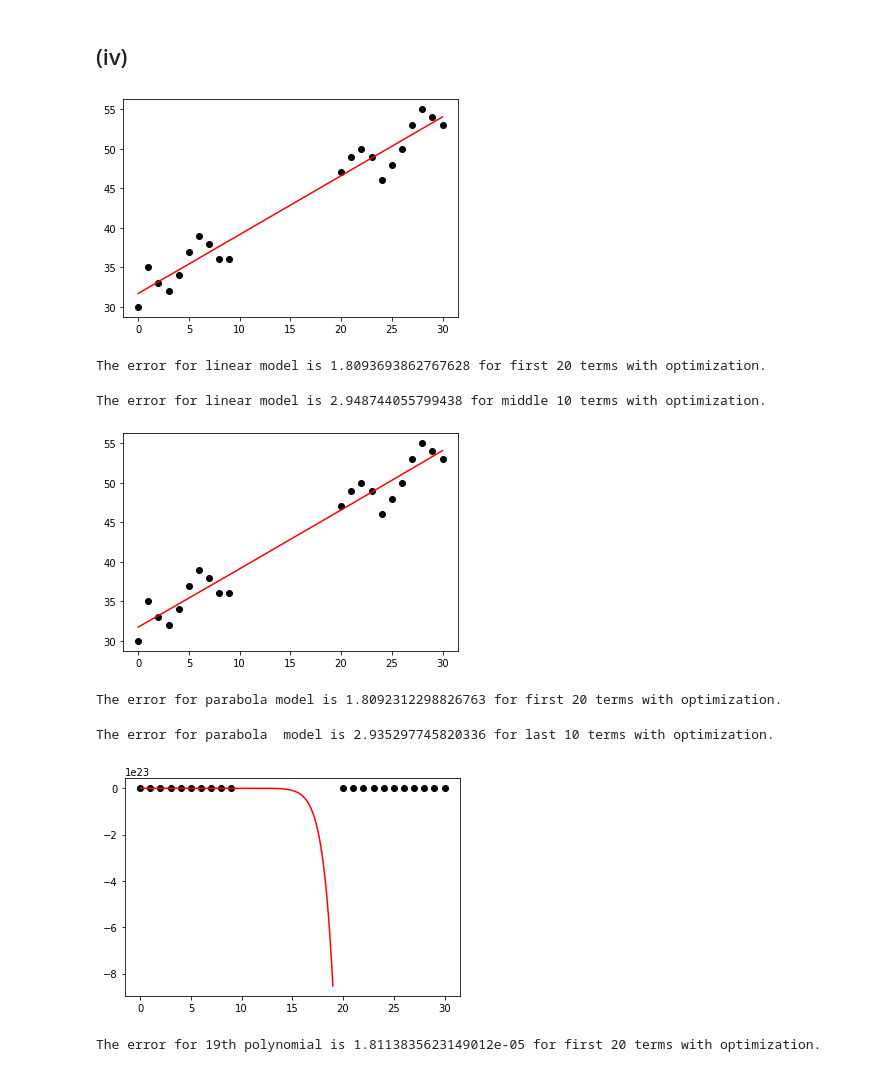
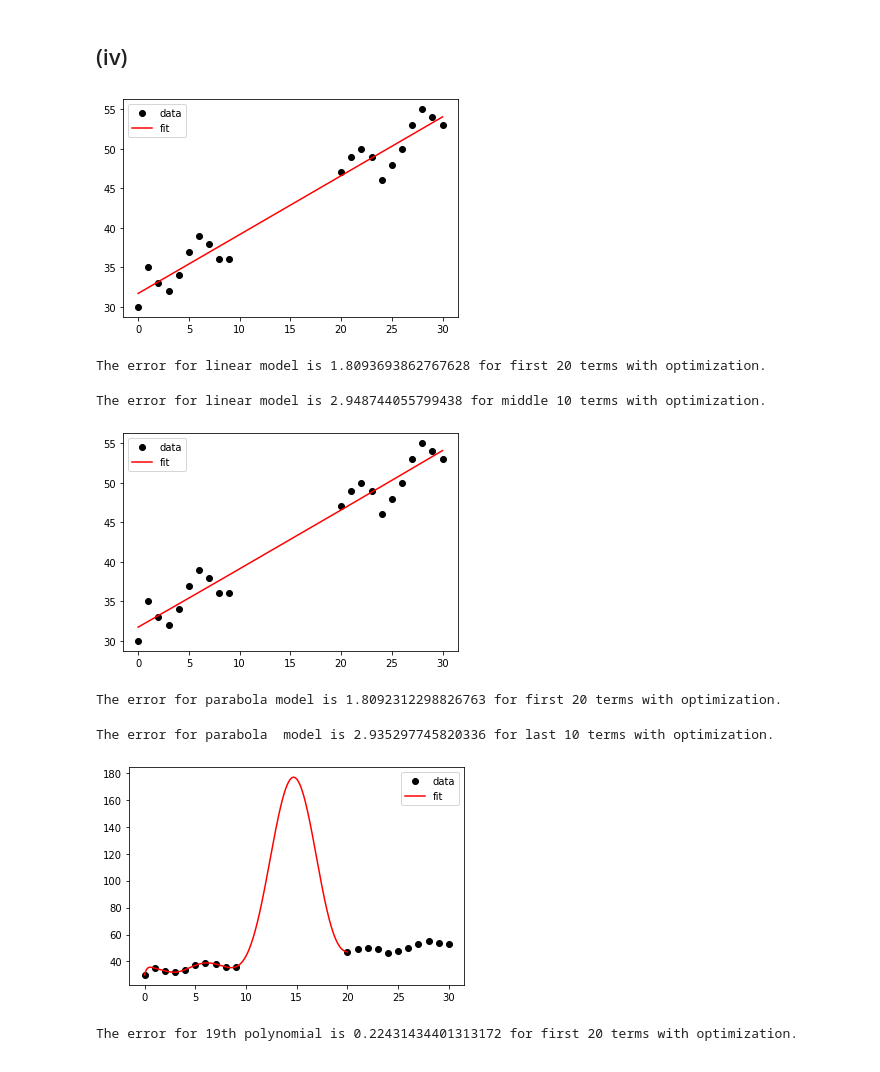
Before and after one commit to ZiwenLi0325/EE399, a Jupyter notebook: hw1/hw1.ipynb, the cells around one changed output. Drawn from its saved outputs; the diff is of its cells as text; code cells hidden in the pictures.

```diff
--- a/hw1/hw1.ipynb
+++ b/hw1/hw1.ipynb
@@ -337,19 +312,0 @@ print("The error for 19th polynomial is "+ str(res.fun)+ " for first 20 terms wi
-# %%
-#19th polynomial
-def velfit(c, x, y):
-    e2 = np.sqrt(np.sum((np.poly1d(c)-y)**2)/len(x))
-    return e2
-
-v0 = np.array([-1e-15, 1e-12,-1e-11,1e-8,-1e-7, 1e-8, 1e-6,-1e-4, 1e-3, -1e-2, 1e-1, -1e-4, 1e1,  -1e1, 1e2,  -1e2, -1e2, 1e1, 1, 1])
-
-res= opt.minimize(velfit, v0, args=(x_20, y_20), method='Nelder-Mead')
-
-c = res.x
-print(c)
-x2 = np.arange(0, 19, 0.01)
-yfit2 = np.polyval(c, x2)
-# plt.ylim([-1e8,2e8])
-plt.plot(x_20, y_20, 'ko')
-plt.plot(x2, yfit2, 'r-')
-plt.show()
-print("The error for 19th polynomial is "+ str(res.fun)+ " for first 20 terms with optimization.")
@@ -382,11 +323,6 @@ y_20 = np.concatenate((Y[0:10], Y[20:]))
 x_10 = X[10:20]
 y_10 = Y[10:20]
 # %%
-# x_20 = X[0:20]
-# y_20 = Y[0:20]
-# x_10 = X[20:]
-# y_10 = Y[20:]
-
 #line fit
 def velfit(c, x, y):
     e2 = np.sqrt(np.sum((c[0]*x+c[1]-y)**2)/len(x))
@@ -403,10 +339,11 @@ yfit2 = (c[0]*x_20+c[1])
 
 plt.plot(x_20, y_20, 'ko')
 plt.plot(x_20, yfit2, 'r-')
+plt.legend(["data","fit"])
 plt.show()
 print("The error for linear model is "+ str(res.fun)+ " for first 20 terms with optimization.")
 # %% [output]
-[figure, old version]
+[figure, new version]
 The error for linear model is 1.8093693862767628 for first 20 terms with optimization.
 # %%
 error = str(velfit(c,x_10,y_10))
@@ -430,10 +367,11 @@ yfit2 = (c[0]*x_20**2+c[1]*x_20+c[2])
 
 plt.plot(x_20, y_20, 'ko')
 plt.plot(x_20, yfit2, 'r-')
+plt.legend(["data","fit"])
 plt.show()
 print("The error for parabola model is "+ str(res.fun)+ " for first 20 terms with optimization.")
 # %% [output]
-[figure, old version]
+[figure, new version]
 The error for parabola model is 1.8092312298826763 for first 20 terms with optimization.
 # %%
 error = str(velfit(c,x_10,y_10))
@@ -443,25 +381,29 @@ The error for parabola  model is 2.935297745820336 for last 10 terms with optimi
 # %%
 #19th polynomial
 def velfit(c, x, y):
-    e2 = np.sqrt(np.sum((np.poly1d(c)-y)**2)/len(x))
+
+    e2 = np.sqrt(np.sum((np.polyval(c,x)-y)**2)/len(x))
     return e2
 
-v0 = np.array([0.01, 0.000001,0.000001,0.000001,0.000001, 0.000001, 0.000001, 0.000001, 0.000001, 0.000001, 0.000001, 0.000001,0.000001, 0.000001, 0.000001, 0.000001, 0.000001, 3, 3, 3])
+# v0 = np.array([1e-15,1e-15,1e-15,1e-15,1e1,1,1,1])
+# print(len(v0))
+# res= opt.minimize(velfit, v0, args=(x_20, y_20), method='Nelder-Mead')
 
-res= opt.minimize(velfit, v0, args=(x_20, y_20), method='Nelder-Mead')
+# c = res.x
+c = np.polyfit(x_20,y_20,19)
 
-c = res.x
-
-x2 = np.arange(0, 19, 0.01)
-yfit2 = np.poly1d(c)
-
+x2 = np.arange(0, 20, 0.01)
+yfit2 = np.polyval(c,x2)
+error = velfit(c,x_20,y_20)
+# plt.ylim([0,100])
 plt.plot(x_20, y_20, 'ko')
-plt.plot(x2, yfit2(x2), 'r-')
+plt.plot(x2, yfit2, 'r-')
+plt.legend(["data","fit"])
 plt.show()
-print("The error for 19th polynomial is "+ str(res.fun)+ " for first 20 terms with optimization.")
+print("The error for 19th polynomial is "+ str(error)+ " for first 20 terms with optimization.")
 # %% [output]
-[figure, old version]
+[figure, new version]
-The error for 19th polynomial is 1.8113835623149012e-05 for first 20 terms with optimization.
+The error for 19th polynomial is 0.22431434401313172 for first 20 terms with optimization.
 # %%
 error = str(velfit(c,x_10,y_10))
 print("The error for 19th polynomial  model is "+ error+ " for last 10 terms with optimization.")
```
Also changed, not shown: parts of 9 cells of this notebook, 1 other file.
